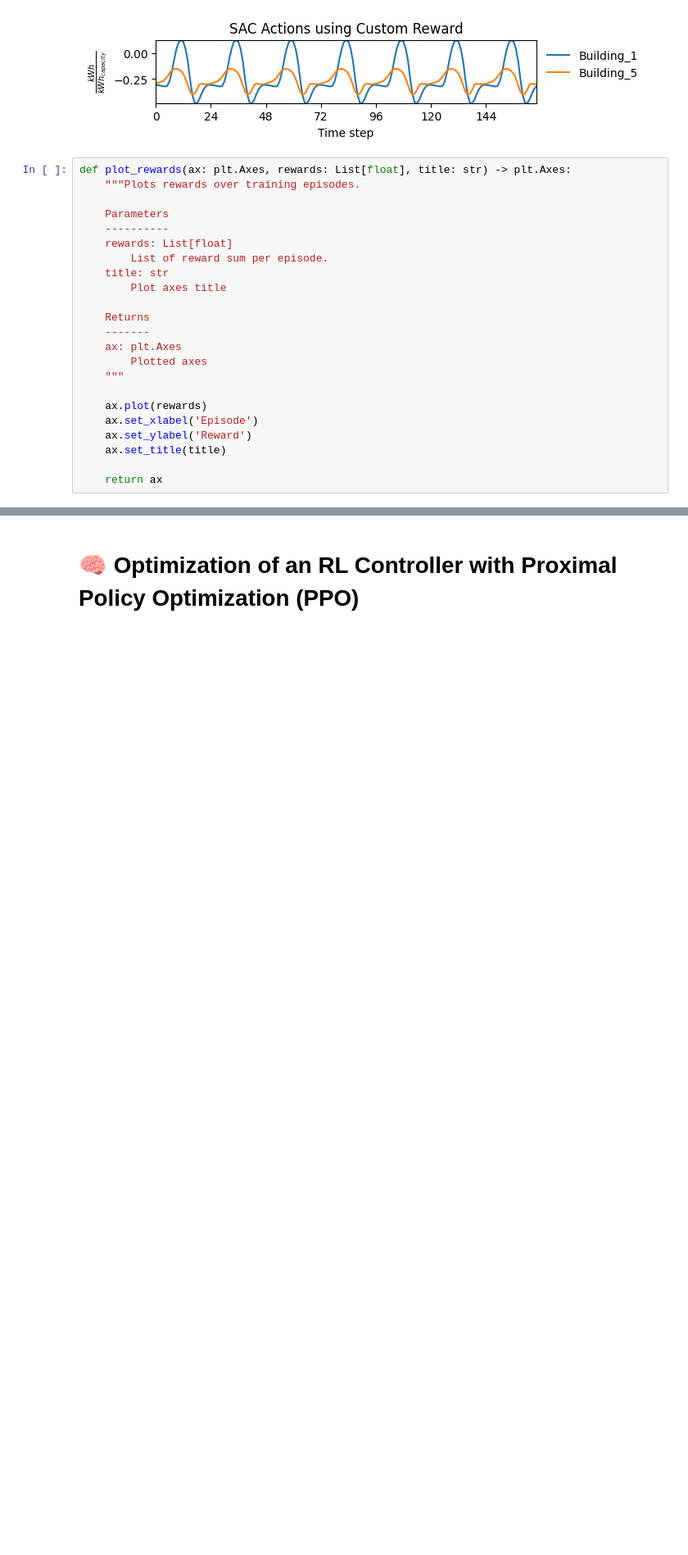
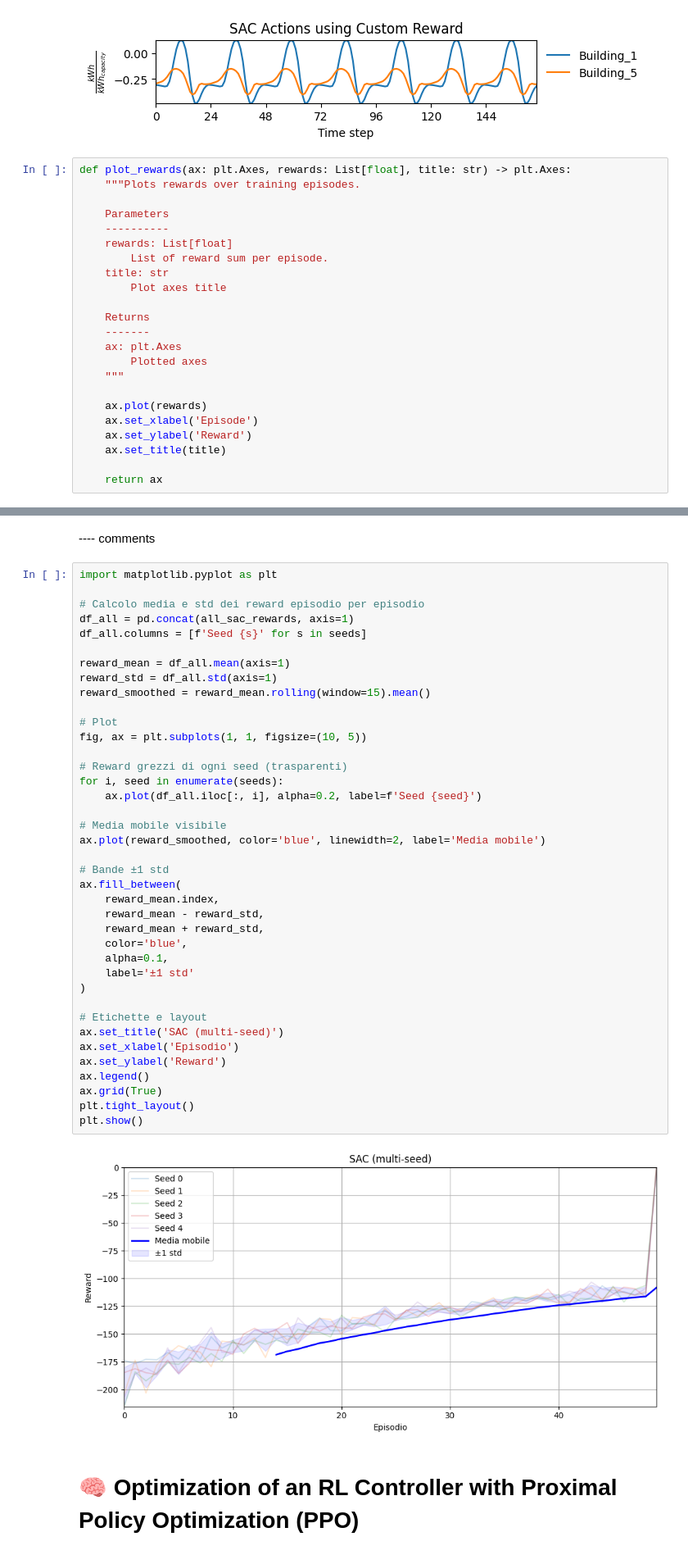
Before and after one commit to Isla-lab/CityLearnRL-Bioinformatica, a Jupyter notebook: notebooks/PPO_TD3_tutorial.ipynb, the cells around one changed output, grey strips where cells are left out. Shown at 82% size. Cells and saved outputs as stored; diff of their text form; blank space fills up the shorter version.

```diff
--- a/notebooks/PPO_TD3_tutorial.ipynb
+++ b/notebooks/PPO_TD3_tutorial.ipynb
@@ -1521,3 +1605,46 @@ plt.show()
+# %% [markdown]
+---- comments
+# %%
+import matplotlib.pyplot as plt
+
+# Calcolo media e std dei reward episodio per episodio
+df_all = pd.concat(all_sac_rewards, axis=1)
+df_all.columns = [f'Seed {s}' for s in seeds]
+
+reward_mean = df_all.mean(axis=1)
+reward_std = df_all.std(axis=1)
+reward_smoothed = reward_mean.rolling(window=15).mean()
+
+# Plot
+fig, ax = plt.subplots(1, 1, figsize=(10, 5))
+
+# Reward grezzi di ogni seed (trasparenti)
+for i, seed in enumerate(seeds):
+    ax.plot(df_all.iloc[:, i], alpha=0.2, label=f'Seed {seed}')
+
+# Media mobile visibile
+ax.plot(reward_smoothed, color='blue', linewidth=2, label='Media mobile')
+
+# Bande ±1 std
+ax.fill_between(
+    reward_mean.index,
+    reward_mean - reward_std,
+    reward_mean + reward_std,
+    color='blue',
+    alpha=0.1,
+    label='±1 std'
+)
+
+# Etichette e layout
+ax.set_title('SAC (multi-seed)')
+ax.set_xlabel('Episodio')
+ax.set_ylabel('Reward')
+ax.legend()
+ax.grid(True)
+plt.tight_layout()
+plt.show()
+# %% [output]
+[figure, added]
 # %% [markdown]
 # 🧠 Optimization of an RL Controller with Proximal Policy Optimization (PPO)
 # %% [markdown]
```
Also changed, not shown: parts of 12 cells of this notebook, 6 other files.
